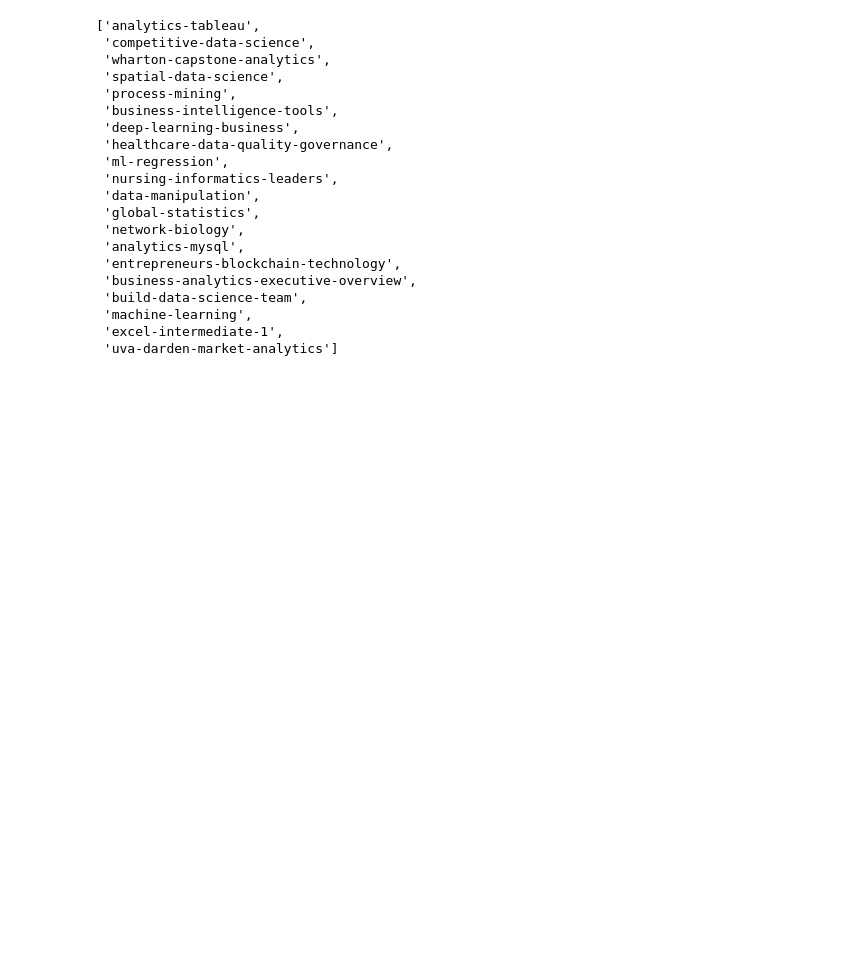
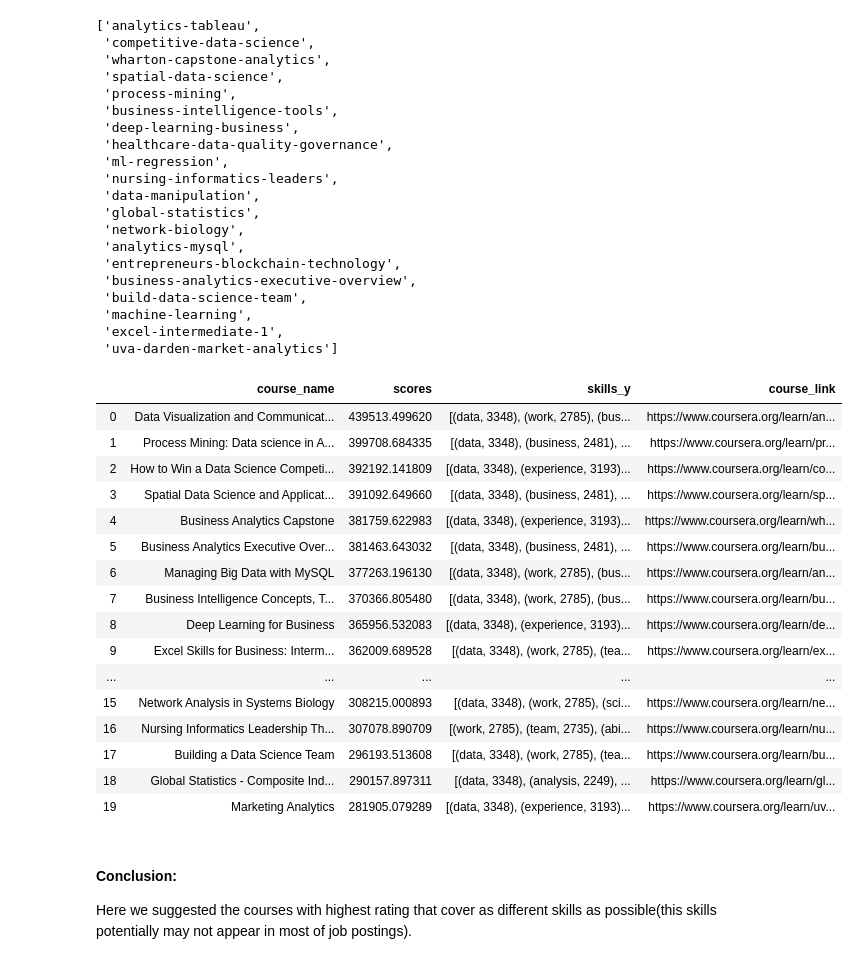
Before and after one commit to rpartsey/ucu_intro_to_ds, a Jupyter notebook: rpartsey_team_dsintro.ipynb, the cells around one changed output. Cells and saved outputs as stored; diff of their text form; code cells hidden in the pictures; blank space fills up the shorter version.

```diff
--- a/rpartsey_team_dsintro.ipynb
+++ b/rpartsey_team_dsintro.ipynb
@@ -508,4 +533,6 @@ courses_with_skills_df[courses_with_skills_df.course_name.map(lambda value: 'dat
 # %%
+num_courses = 20
+
 coursesToStudy = []
 courseToRating = {}
 
@@ -513,7 +540,7 @@ for _, (course_slug, wr) in courses_with_scores_df[['course_slug', 'WR']].iterro
     courseToRating[course_slug] = wr
 
 skills_map = {skill:count for _, (skill, count) in job_skills_df[['skill', 'count']].iterrows()}
-for i in range(0, 20):
+for i in range(num_courses):
     courses_rating_dict = {} # key = "course_slug", value = list(skills)
 
     for _, (course_slug, skills_list) in courses_skills_df.iterrows():
@@ -561,3 +588,29 @@ coursesToStudy
  'machine-learning',
  'excel-intermediate-1',
  'uva-darden-market-analytics']
+# %%
+wide_skills_courses_df = courses_with_scores_df[courses_with_scores_df.course_slug.map(lambda value: value in coursesToStudy)]
+wide_skills_courses_df = wide_skills_courses_df.sort_values(by=['scores'], ascending=False)
+wide_skills_courses_df.reset_index(drop=True, inplace=True)
+wide_skills_courses_df[['course_name', 'scores', 'skills_y', 'course_link']]
+# %% [output]
+|  | course_name | scores | skills_y | course_link |
+| 0 | Data Visualization and Communicat... | 439513.499620 | [(data, 3348), (work, 2785), (bus... | https://www.coursera.org/learn/an... |
+| 1 | Process Mining: Data science in A... | 399708.684335 | [(data, 3348), (business, 2481), ... | https://www.coursera.org/learn/pr... |
+| 2 | How to Win a Data Science Competi... | 392192.141809 | [(data, 3348), (experience, 3193)... | https://www.coursera.org/learn/co... |
+| 3 | Spatial Data Science and Applicat... | 391092.649660 | [(data, 3348), (business, 2481), ... | https://www.coursera.org/learn/sp... |
+| 4 | Business Analytics Capstone | 381759.622983 | [(data, 3348), (experience, 3193)... | https://www.coursera.org/learn/wh... |
+| 5 | Business Analytics Executive Over... | 381463.643032 | [(data, 3348), (business, 2481), ... | https://www.coursera.org/learn/bu... |
+| 6 | Managing Big Data with MySQL | 377263.196130 | [(data, 3348), (work, 2785), (bus... | https://www.coursera.org/learn/an... |
+| 7 | Business Intelligence Concepts, T... | 370366.805480 | [(data, 3348), (work, 2785), (bus... | https://www.coursera.org/learn/bu... |
+| 8 | Deep Learning for Business | 365956.532083 | [(data, 3348), (experience, 3193)... | https://www.coursera.org/learn/de... |
+| 9 | Excel Skills for Business: Interm... | 362009.689528 | [(data, 3348), (work, 2785), (tea... | https://www.coursera.org/learn/ex... |
+| ... | ... | ... | ... | ... |
+| 15 | Network Analysis in Systems Biology | 308215.000893 | [(data, 3348), (work, 2785), (sci... | https://www.coursera.org/learn/ne... |
+| 16 | Nursing Informatics Leadership Th... | 307078.890709 | [(work, 2785), (team, 2735), (abi... | https://www.coursera.org/learn/nu... |
+| 17 | Building a Data Science Team | 296193.513608 | [(data, 3348), (work, 2785), (tea... | https://www.coursera.org/learn/bu... |
+| 18 | Global Statistics - Composite Ind... | 290157.897311 | [(data, 3348), (analysis, 2249), ... | https://www.coursera.org/learn/gl... |
+| 19 | Marketing Analytics | 281905.079289 | [(data, 3348), (experience, 3193)... | https://www.coursera.org/learn/uv... |
+# %% [markdown]
+#### **Conclusion:**
+Here we suggested the courses with highest rating that cover as different skills as possible(this skills potentially may not appear in most of job postings).
```
Also changed, not shown: parts of 19 cells of this notebook, 1 other file.
